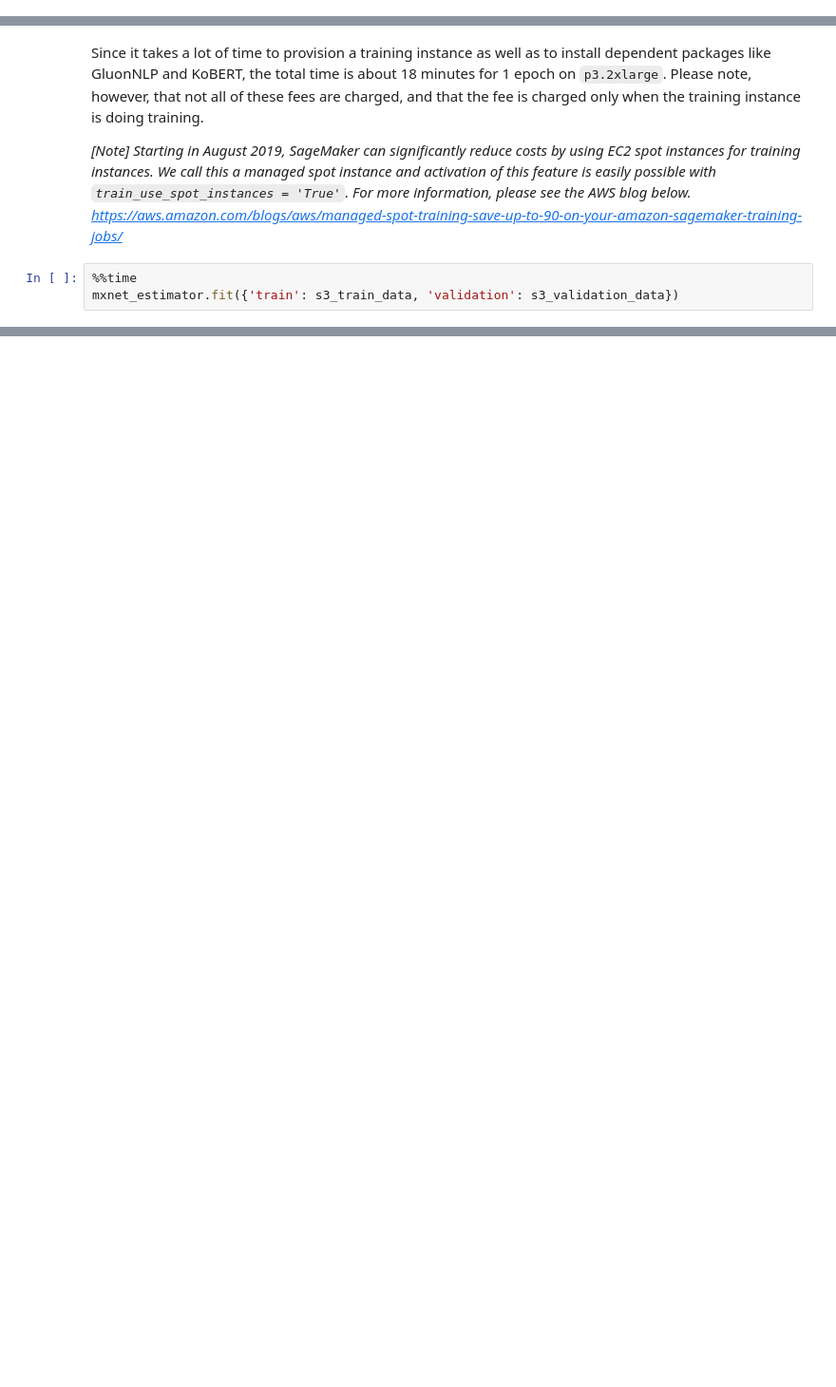
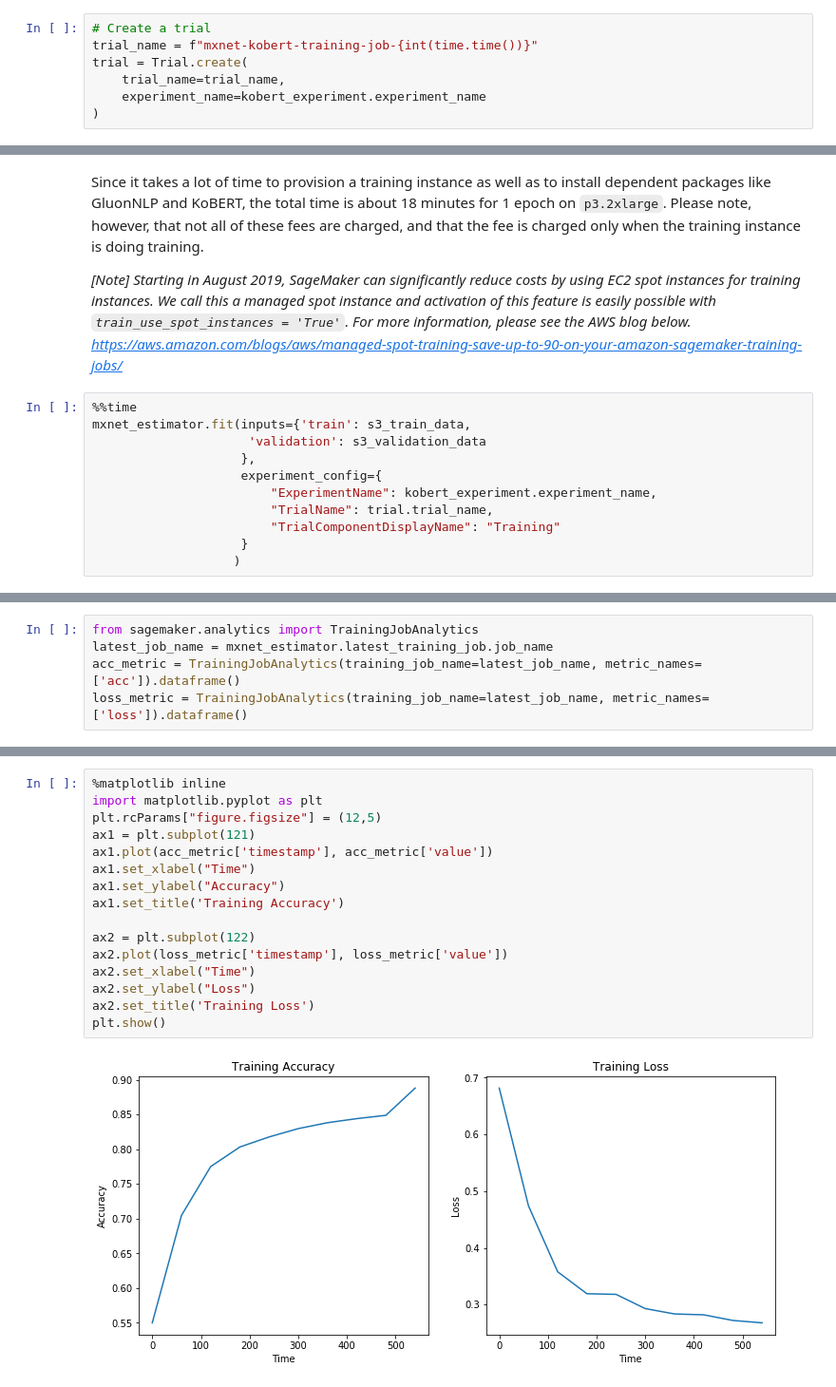
Before and after one commit to daekeun-ml/kobert-workshop, a Jupyter notebook: module2_kobert_nsmc_finetuning_sagemaker.ipynb, the cells around one changed output, grey strips where cells are left out. Shown at 95% size. Cells and saved outputs as stored; diff of their text form; blank space fills up the shorter version.

Commit message:
Added SageMaker Debugger & Experiments Code snippet

```diff
--- a/module2_kobert_nsmc_finetuning_sagemaker.ipynb
+++ b/module2_kobert_nsmc_finetuning_sagemaker.ipynb
@@ -85 +150,8 @@ s3_validation_data = 's3://{}/{}/validation/{}'.format(bucket, prefix, 'validati
+# %%
+# Create a trial
+trial_name = f"mxnet-kobert-training-job-{int(time.time())}"
+trial = Trial.create(
+    trial_name=trial_name,
+    experiment_name=kobert_experiment.experiment_name
+)
 # %% [markdown]
@@ -170,5 +236,13 @@ Starting in August 2019, SageMaker can significantly reduce costs by using EC2 s
 https://aws.amazon.com/blogs/aws/managed-spot-training-save-up-to-90-on-your-amazon-sagemaker-training-jobs/*
 # %%
 %%time
-mxnet_estimator.fit({'train': s3_train_data, 'validation': s3_validation_data})
+mxnet_estimator.fit(inputs={'train': s3_train_data,
+                     'validation': s3_validation_data
+                    },
+                    experiment_config={
+                        "ExperimentName": kobert_experiment.experiment_name,
+                        "TrialName": trial.trial_name,
+                        "TrialComponentDisplayName": "Training"
+                    }
+                   )
 # %% [output]
@@ -191,0 +363,5 @@ Wall time: 17min 52s
+# %%
+from sagemaker.analytics import TrainingJobAnalytics
+latest_job_name = mxnet_estimator.latest_training_job.job_name
+acc_metric = TrainingJobAnalytics(training_job_name=latest_job_name, metric_names=['acc']).dataframe()
+loss_metric = TrainingJobAnalytics(training_job_name=latest_job_name, metric_names=['loss']).dataframe()
@@ -191,0 +386,18 @@ Wall time: 17min 52s
+# %%
+%matplotlib inline
+import matplotlib.pyplot as plt
+plt.rcParams["figure.figsize"] = (12,5)
+ax1 = plt.subplot(121)
+ax1.plot(acc_metric['timestamp'], acc_metric['value'])
+ax1.set_xlabel("Time")
+ax1.set_ylabel("Accuracy")
+ax1.set_title('Training Accuracy')
+
+ax2 = plt.subplot(122)
+ax2.plot(loss_metric['timestamp'], loss_metric['value'])
+ax2.set_xlabel("Time")
+ax2.set_ylabel("Loss")
+ax2.set_title('Training Loss')
+plt.show()
+# %% [output]
+[figure, added]
```
Also changed, not shown: parts of 27 cells of this notebook, 2 other files.
